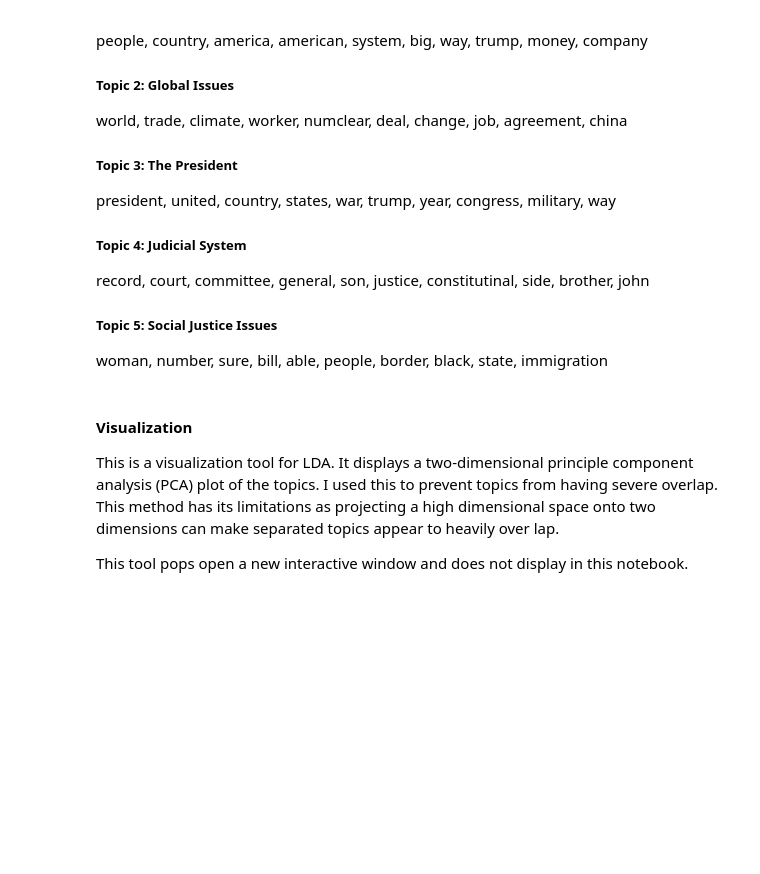
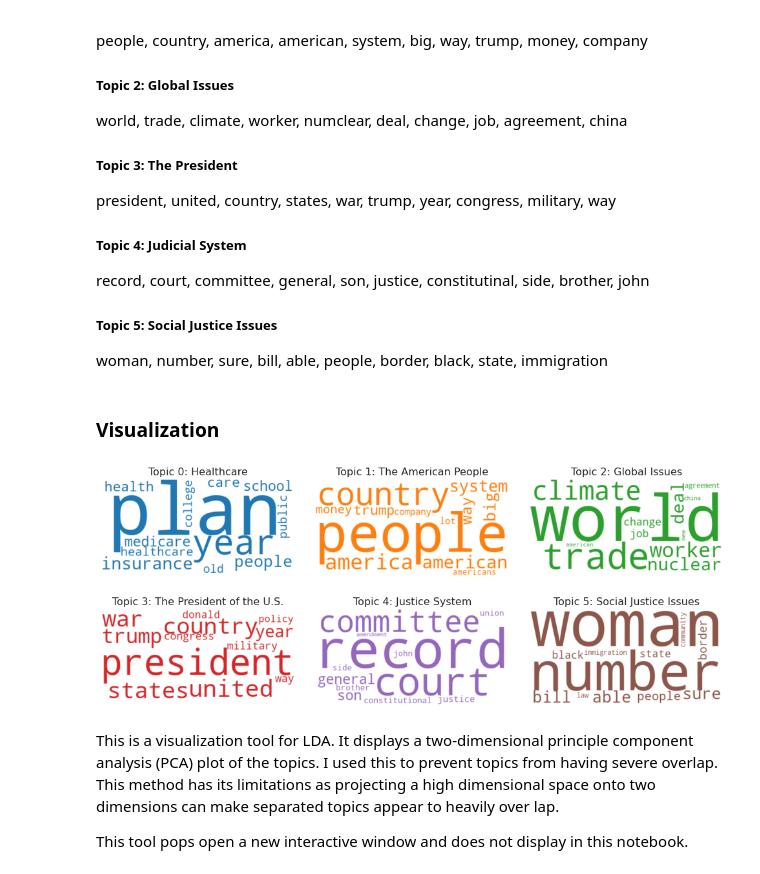
Before and after one commit to annamiller/Side-Projects, a Jupyter notebook: NLP_DemPrimary/Democratic Debate.ipynb, the cells around one changed output. Drawn from its saved outputs; the diff is of its cells as text; code cells hidden in the pictures; blank space fills up the shorter version.

```diff
--- a/NLP_DemPrimary/Democratic Debate.ipynb
+++ b/NLP_DemPrimary/Democratic Debate.ipynb
@@ -653,3 +639,5 @@ record, court, committee, general, son, justice, constitutinal, side, brother, j
 
 ##### Topic 5: Social Justice Issues
 woman, number, sure, bill, able, people, border, black, state, immigration
+# %% [markdown]
+### Visualization
@@ -656,6 +647,35 @@ woman, number, sure, bill, able, people, border, black, state, immigration
+# %%
+cols = [color for name, color in mcolors.TABLEAU_COLORS.items()]
+
+cloud = WordCloud(background_color='white',
+                  color_func=lambda *args, **kwargs: cols[i],
+                 )
+
+
+topics = lda_model.show_topics(num_words=12,formatted=False)
+
+fig, axes = plt.subplots(2, 3, figsize=(14,6),sharex=True, sharey=True)
+
+topic_dict = {0 : 'Healthcare', 1 : 'The American People',
+                  2:'Global Issues',3:'The President of the U.S.',
+                 4:'Justice System',5:'Social Justice Issues'}
+
+for i, ax in enumerate(axes.flatten()):
+    fig.add_subplot(ax)
+    topic_words = dict(topics[i][1])
+    cloud.generate_from_frequencies(topic_words, max_font_size=150)
+    plt.gca().imshow(cloud,interpolation='bilinear')
+    plt.gca().set_title('Topic ' + str(i) + ': ' + topic_dict[i], fontdict=dict(size=16))
+    plt.gca().axis('off')
+
+
+
+plt.axis('off')
+plt.tight_layout()
+plt.show()
+# %% [output]
+[figure, added]
 # %% [markdown]
-#### Visualization
-
 This is a visualization tool for LDA. It displays a two-dimensional principle component analysis (PCA) plot of the topics. I used this to prevent topics from having severe overlap. This method has its limitations as projecting a high dimensional space onto two dimensions can make separated topics appear to heavily over lap.
 
 This tool pops open a new interactive window and does not display in this notebook.
```
Also changed, not shown: parts of 42 cells of this notebook.
